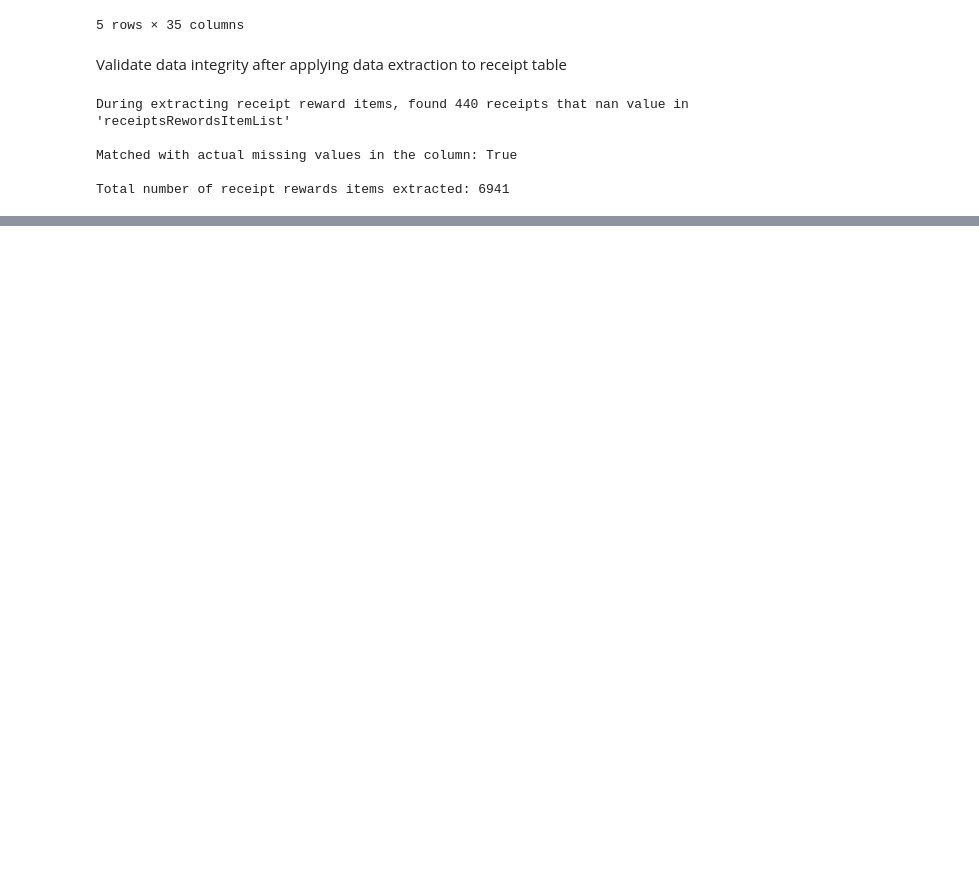
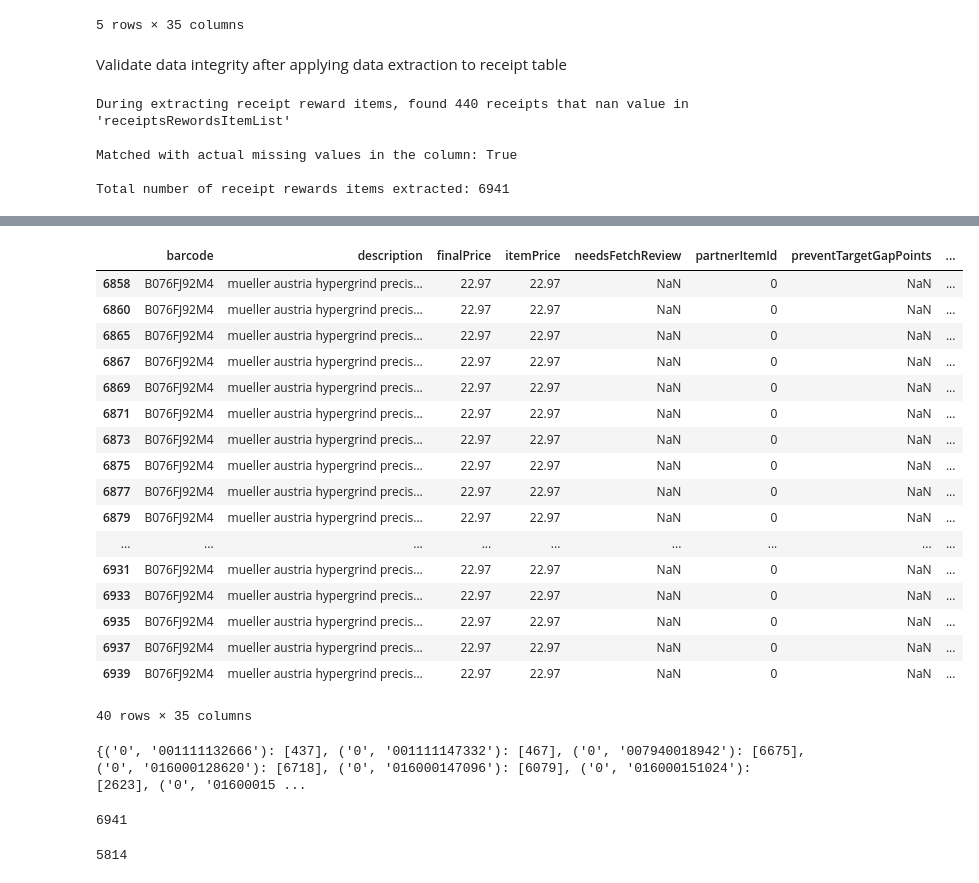
Before and after one commit to janelawrence/fetch-assignment, a Jupyter notebook: analysis.ipynb, the cells around one changed output, grey strips where cells are left out. Saved outputs shown, nothing was run; the diff lists cells and outputs as text; code cells hidden in the pictures; blank space fills up the shorter version.

```diff
--- a/analysis.ipynb
+++ b/analysis.ipynb
@@ -178,0 +1020,34 @@ Total number of receipt rewards items extracted: 6941
+# %%
+g0 = rewardsReceiptItems.iloc[list(rewardsReceiptItems.groupby(["partnerItemId","barcode"]).groups[('0', 'B076FJ92M4')])]
+g0
+# %% [output]
+|  | barcode | description | finalPrice | itemPrice | needsFetchReview | partnerItemId | preventTargetGapPoints | ... |
+| 6858 | B076FJ92M4 | mueller austria hypergrind precis... | 22.97 | 22.97 | NaN | 0 | NaN | ... |
+| 6860 | B076FJ92M4 | mueller austria hypergrind precis... | 22.97 | 22.97 | NaN | 0 | NaN | ... |
+| 6865 | B076FJ92M4 | mueller austria hypergrind precis... | 22.97 | 22.97 | NaN | 0 | NaN | ... |
+| 6867 | B076FJ92M4 | mueller austria hypergrind precis... | 22.97 | 22.97 | NaN | 0 | NaN | ... |
+| 6869 | B076FJ92M4 | mueller austria hypergrind precis... | 22.97 | 22.97 | NaN | 0 | NaN | ... |
+| 6871 | B076FJ92M4 | mueller austria hypergrind precis... | 22.97 | 22.97 | NaN | 0 | NaN | ... |
+| 6873 | B076FJ92M4 | mueller austria hypergrind precis... | 22.97 | 22.97 | NaN | 0 | NaN | ... |
+| 6875 | B076FJ92M4 | mueller austria hypergrind precis... | 22.97 | 22.97 | NaN | 0 | NaN | ... |
+| 6877 | B076FJ92M4 | mueller austria hypergrind precis... | 22.97 | 22.97 | NaN | 0 | NaN | ... |
+| 6879 | B076FJ92M4 | mueller austria hypergrind precis... | 22.97 | 22.97 | NaN | 0 | NaN | ... |
+| ... | ... | ... | ... | ... | ... | ... | ... | ... |
+| 6931 | B076FJ92M4 | mueller austria hypergrind precis... | 22.97 | 22.97 | NaN | 0 | NaN | ... |
+| 6933 | B076FJ92M4 | mueller austria hypergrind precis... | 22.97 | 22.97 | NaN | 0 | NaN | ... |
+| 6935 | B076FJ92M4 | mueller austria hypergrind precis... | 22.97 | 22.97 | NaN | 0 | NaN | ... |
+| 6937 | B076FJ92M4 | mueller austria hypergrind precis... | 22.97 | 22.97 | NaN | 0 | NaN | ... |
+| 6939 | B076FJ92M4 | mueller austria hypergrind precis... | 22.97 | 22.97 | NaN | 0 | NaN | ... |
+40 rows × 35 columns
+# %%
+rewardsReceiptItems.groupby(["partnerItemId","barcode"]).groups
+# %% [output]
+{('0', '001111132666'): [437], ('0', '001111147332'): [467], ('0', '007940018942'): [6675], ('0', '016000128620'): [6718], ('0', '016000147096'): [6079], ('0', '016000151024'): [2623], ('0', '01600015 ...
+# %%
+rewardsReceiptItems.shape[0]
+# %% [output]
+6941
+# %%
+rewardsReceiptItems.drop_duplicates(['barcode','partnerItemId', 'description']).shape[0]
+# %% [output]
+5814
```
Also changed, not shown: parts of 66 cells of this notebook, 1 other file.
